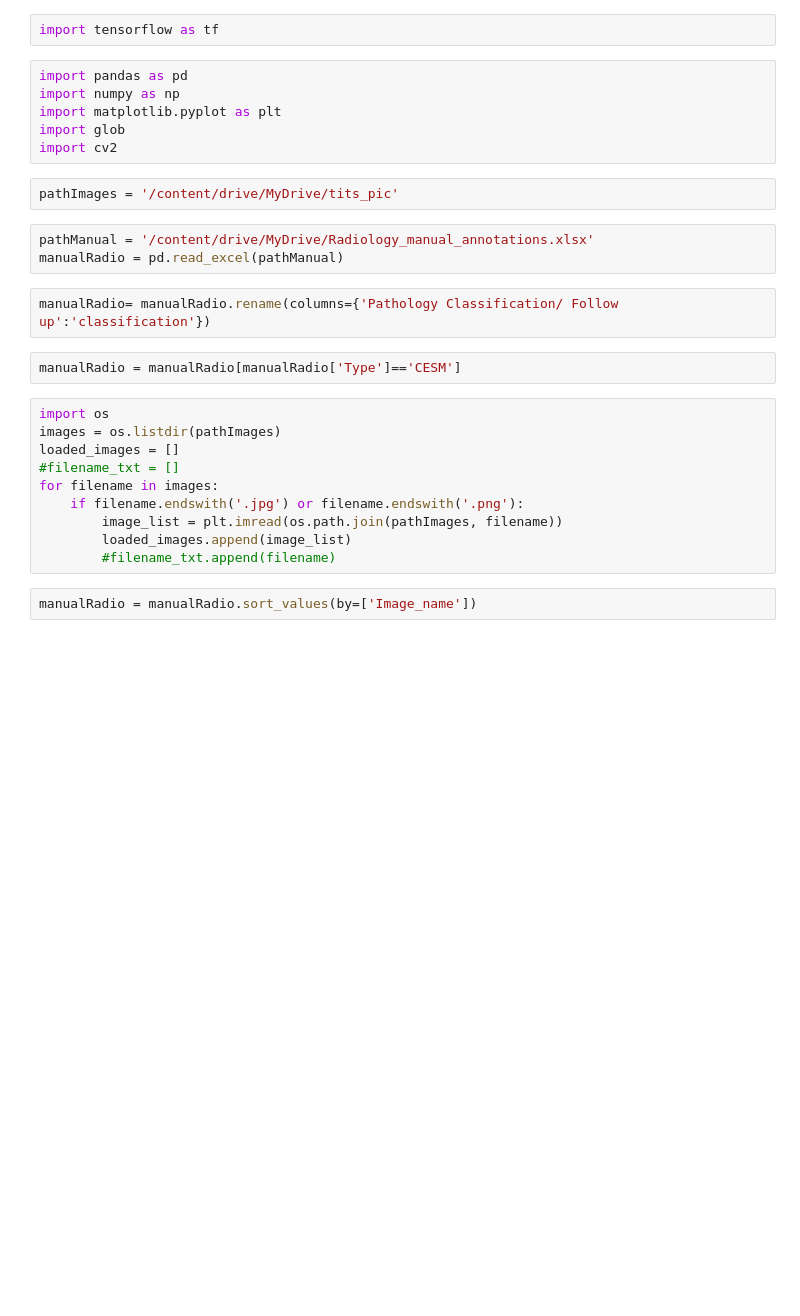
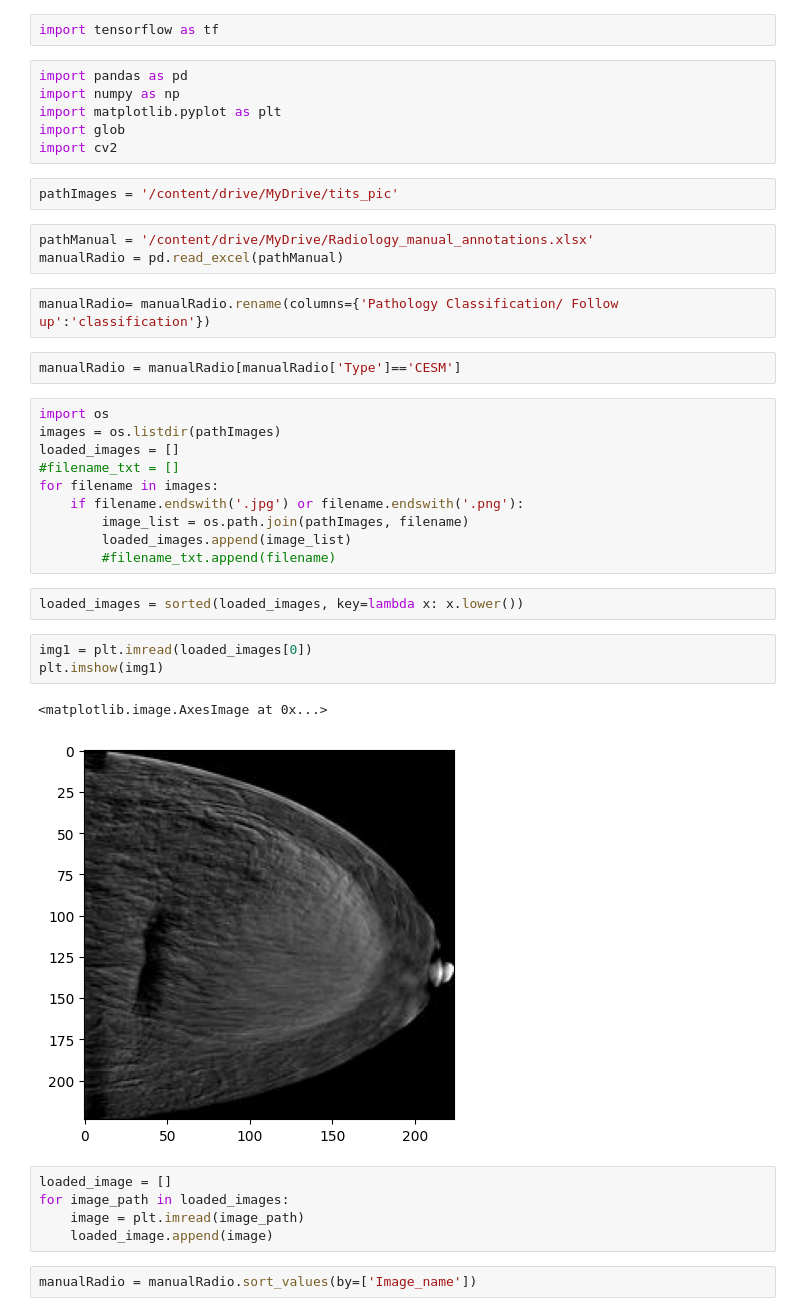
Before and after one commit to RexGod/DataMining_Pgu_Nueral_Network, a Jupyter notebook: finalDeepLearning.ipynb, the cells around one changed output. Saved outputs shown, nothing was run; the diff lists cells and outputs as text; blank space fills up the shorter version.

```diff
--- a/finalDeepLearning.ipynb
+++ b/finalDeepLearning.ipynb
@@ -24,8 +24,21 @@ loaded_images = []
 #filename_txt = []
 for filename in images:
     if filename.endswith('.jpg') or filename.endswith('.png'):
-        image_list = plt.imread(os.path.join(pathImages, filename))
+        image_list = os.path.join(pathImages, filename)
         loaded_images.append(image_list)
         #filename_txt.append(filename)
+# %%
+loaded_images = sorted(loaded_images, key=lambda x: x.lower())
+# %%
+img1 = plt.imread(loaded_images[0])
+plt.imshow(img1)
+# %% [output]
+<matplotlib.image.AxesImage at 0x...>
+[figure, added]
+# %%
+loaded_image = []
+for image_path in loaded_images:
+    image = plt.imread(image_path)
+    loaded_image.append(image)
 # %%
 manualRadio = manualRadio.sort_values(by=['Image_name'])
```
Also changed, not shown: parts of 20 cells of this notebook.
